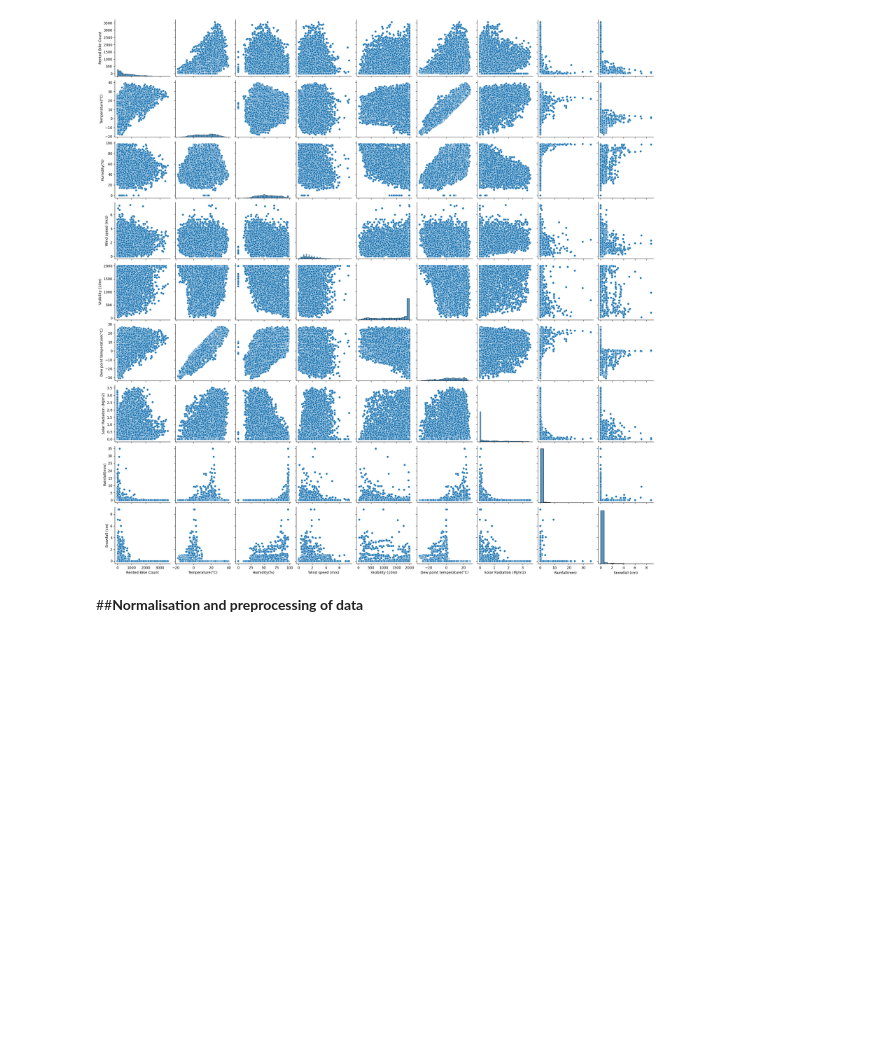
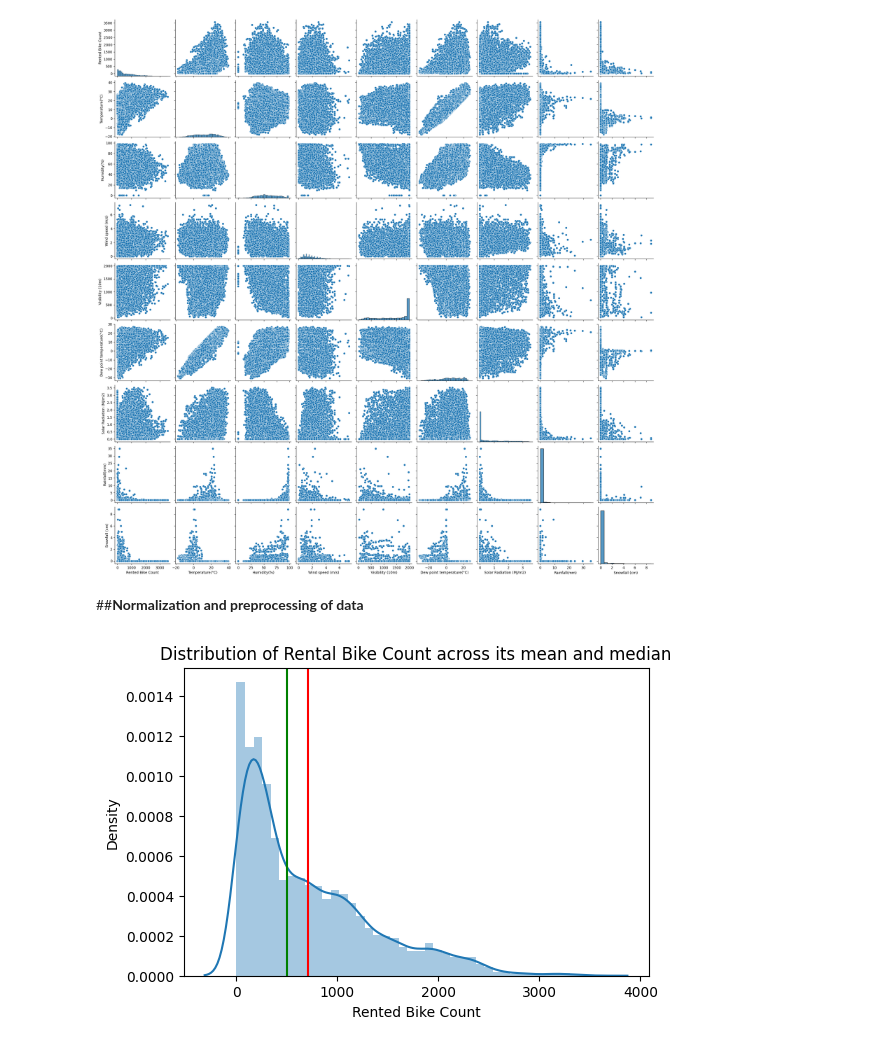
Before and after one commit to KiranKokateGitHub/Bike-Sharing-Demand-Prediction_Regression, a Jupyter notebook: Kiran_Regression.ipynb, the cells around one changed output. Cells and saved outputs as stored; diff of their text form; code cells hidden in the pictures; blank space fills up the shorter version.

```diff
--- a/Kiran_Regression.ipynb
+++ b/Kiran_Regression.ipynb
@@ -576,4 +576,16 @@ plt.show()
 # %% [output]
 [figure]
 # %% [markdown]
-##**Normalisation and preprocessing of data**
+##**Normalization and preprocessing of data**
+# %%
+# Let's plt distribution of Rented Bike Count, it's mean and median to see it's it's distribution.
+plt.figure(figsize=(6,4))
+plt.title('Distribution of Rental Bike Count across its mean and median')
+plt.xlabel('Rental Bike Count')
+plt.ylabel('Density')
+ax=sns.distplot(bkdf['Rented Bike Count'],hist=True)
+ax.axvline(bkdf['Rented Bike Count'].mean(), color= 'red')
+ax.axvline(bkdf['Rented Bike Count'].median(), color= 'green')
+plt.show()
+# %% [output]
+[figure, added]
```
Also changed, not shown: parts of 21 cells of this notebook.
